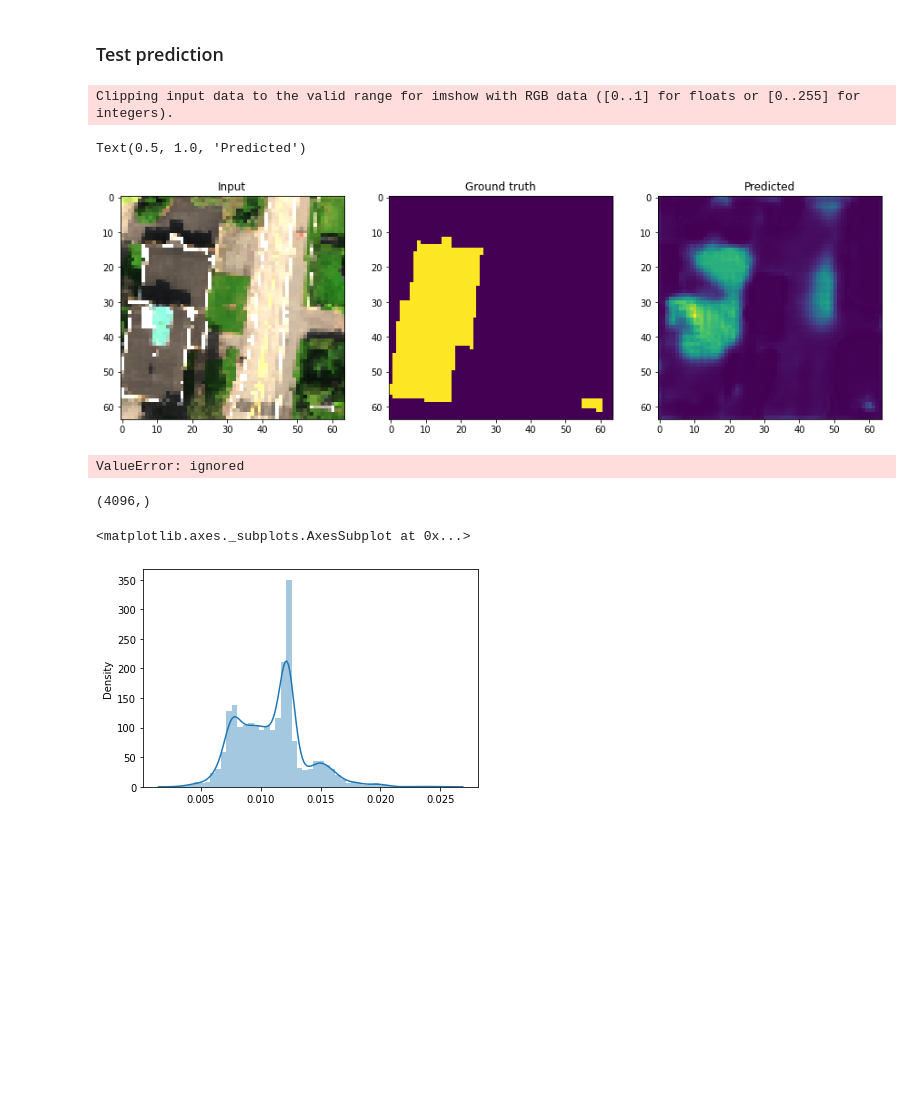
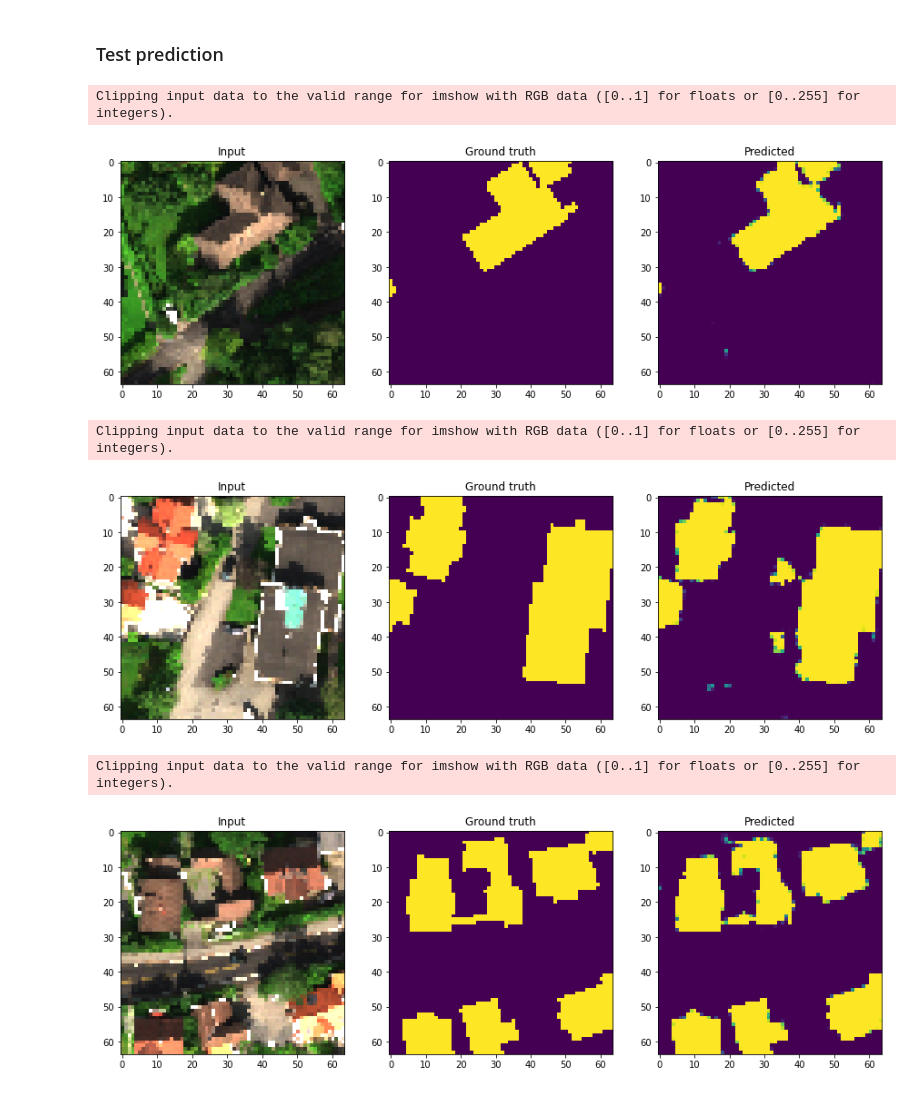
Before and after one commit to stianteien/M_DV_V2022, a Jupyter notebook: roofs_w_unet/roof_u-net.ipynb, the cells around one changed output. Saved outputs shown, nothing was run; the diff lists cells and outputs as text; code cells hidden in the pictures; blank space fills up the shorter version.

Commit message:
predict unseen data

```diff
--- a/roofs_w_unet/roof_u-net.ipynb
+++ b/roofs_w_unet/roof_u-net.ipynb
@@ -105,7 +124,7 @@ def get_unet(input_img, n_filters = 16, dropout = 0.1, batchnorm = True, n_class
     u9 = Dropout(dropout)(u9)
     c9 = conv2d_block(u9, n_filters * 1, kernel_size = 3, batchnorm = batchnorm)
 
-    outputs = Conv2D(n_classes, (1, 1), activation='sigmoid')(c9)
+    outputs = Conv2D(n_classes, (1, 1), activation='softmax')(c9)
     model = Model(inputs=[input_img], outputs=[outputs])
     return model
 
@@ -144,7 +163,7 @@ Clipping input data to the valid range for imshow with RGB data ([0..1] for floa
 ### Set up u net
 # %%
 input_img = Input(shape=(64,64,100))
-uu = get_unet(input_img, n_classes=1)
+uu = get_unet(input_img, n_classes=2)
 
 uu.compile(optimizer=Adam(learning_rate=0.01),
                  loss='binary_crossentropy',
@@ -181,29 +200,23 @@ plt.plot(h.history['val_loss'][40:])
 # %% [markdown]
 ### Test prediction
 # %%
-fig, (ax1, ax2, ax3) = plt.subplots(nrows=1,ncols=3, figsize = (15,15))
-ax1.imshow(np.dstack((X_test[5:6][0][:,:,76],
-                      X_test[5:6][0][:,:,46],
-                      X_test[5:6][0][:,:,21])))
-ax1.set_title("Input")
-ax2.imshow(y_test[5:6][0][:,:,0])
-ax2.set_title("Ground truth")
-pred = uu.predict(X_test[5:6])[0][:,:,0]
-ax3.imshow(pred)
-ax3.set_title("Predicted")
+for _ in range(3):
+  x = np.random.randint(X_test.shape[0])
+  fig, (ax1, ax2, ax3) = plt.subplots(nrows=1,ncols=3, figsize = (15,15))
+  ax1.imshow(np.dstack((X_test[x:x+1][0][:,:,76],
+                        X_test[x:x+1][0][:,:,46],
+                        X_test[x:x+1][0][:,:,21])))
+  ax1.set_title("Input")
+  ax2.imshow(y_test[x:x+1][0][:,:,1])
+  ax2.set_title("Ground truth")
+  pred = uu.predict(X_test[x:x+1])[0][:,:,1]
+  ax3.imshow(pred)
+  ax3.set_title("Predicted")
+  plt.show()
 # %% [output]
 Clipping input data to the valid range for imshow with RGB data ([0..1] for floats or [0..255] for integers).
+[figure, new version]
-Text(0.5, 1.0, 'Predicted')
+Clipping input data to the valid range for imshow with RGB data ([0..1] for floats or [0..255] for integers).
-[figure, old version]
+[figure, added]
+Clipping input data to the valid range for imshow with RGB data ([0..1] for floats or [0..255] for integers).
+[figure, added]
-# %%
-a = pred.flatten()
-a[a>.5] = 1
-a[a<=.5] = 0
-accuracy_score(y_test[5:6][0][:,:,0].flatten(), a)
-# %% [output]
-ValueError: ignored
-# %%
-y_test[5:6][0][:,:,0].flatten().shape
-pred.flatten().shape
-# %% [output]
-(4096,)
@@ -212,5 +222,0 @@ import seaborn as sns
-# %%
-sns.distplot(pred)
-# %% [output]
-<matplotlib.axes._subplots.AxesSubplot at 0x...>
-[figure, removed]
```
Also changed, not shown: parts of 14 cells of this notebook.
